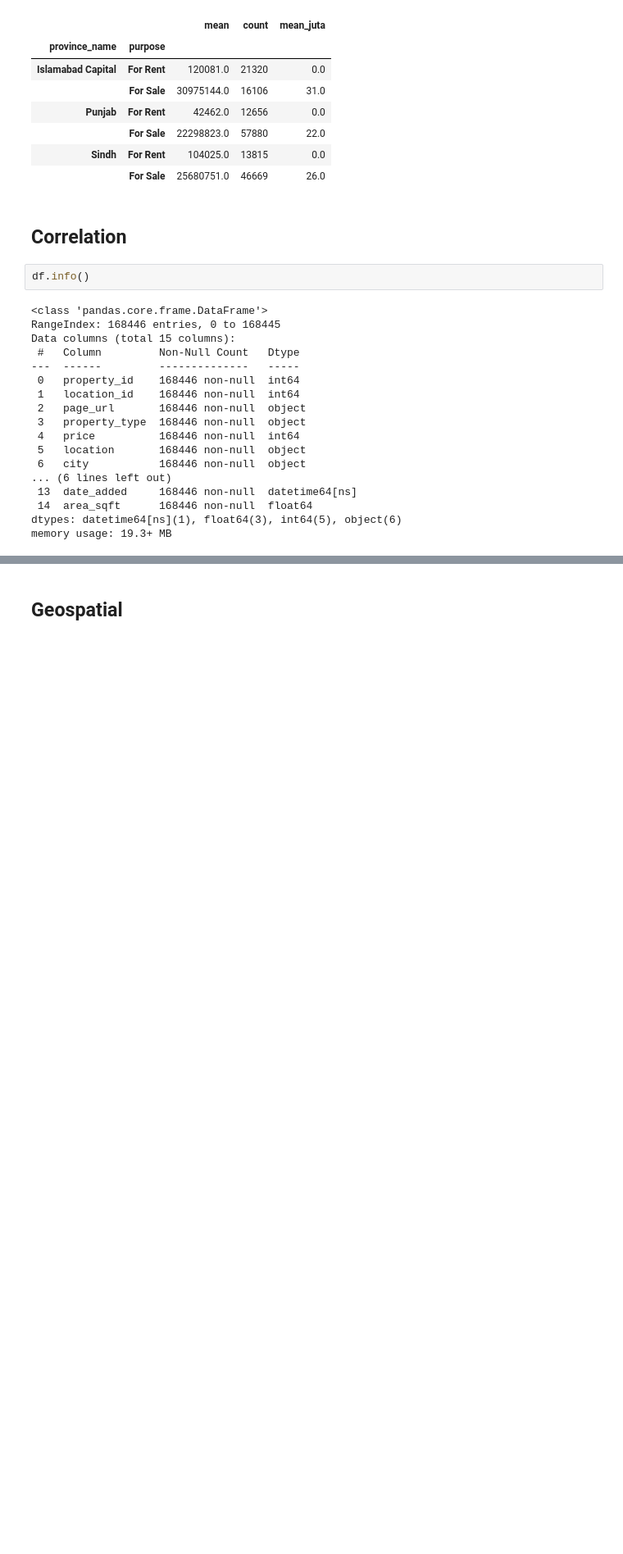
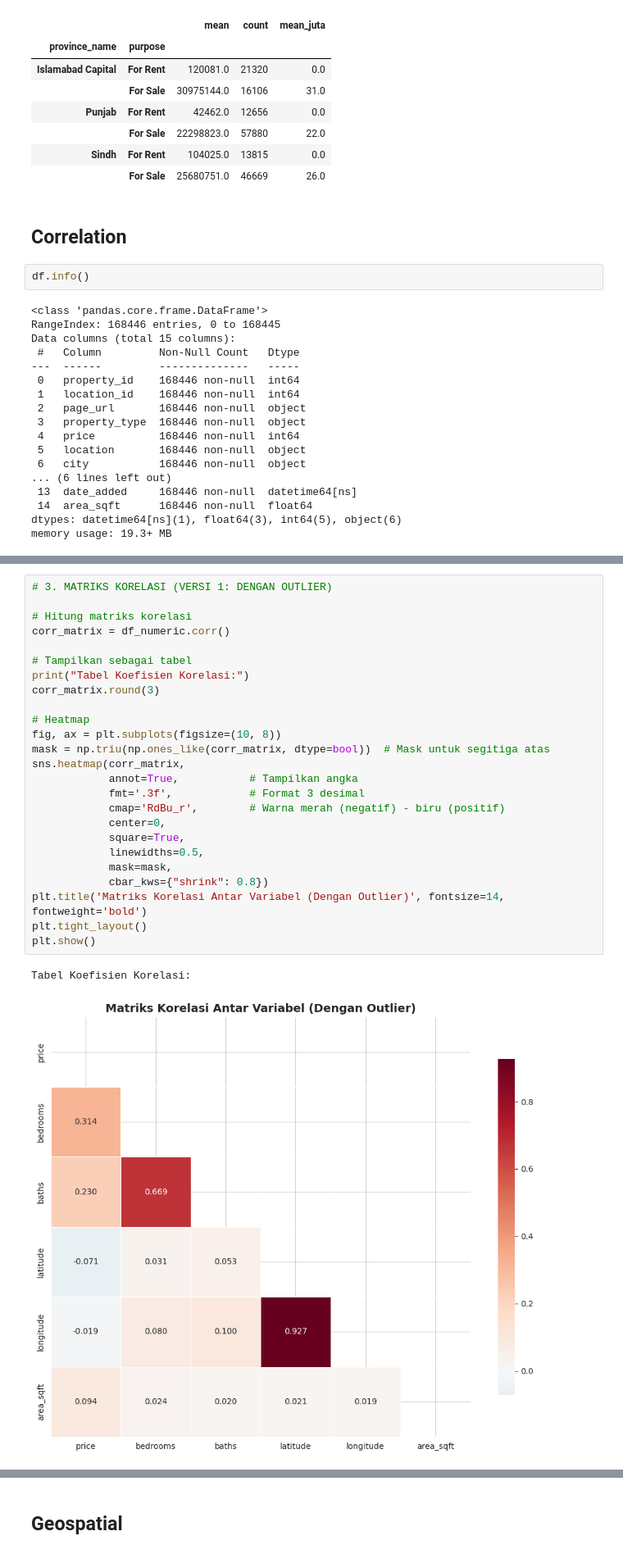
Before and after one commit to Rizkyard17/Geospatial-House-Price-Analysis-and-Regression-Modeling, a Jupyter notebook: Predict_Pakistan_House_Prices.ipynb, the cells around one changed output, grey strips where cells are left out. Shown at 82% size. Saved outputs shown, nothing was run; the diff lists cells and outputs as text; blank space fills up the shorter version.

```diff
--- a/Predict_Pakistan_House_Prices.ipynb
+++ b/Predict_Pakistan_House_Prices.ipynb
@@ -1097,0 +896,28 @@ display(Markdown("**✅ Selesai – Analisis korelasi selesai dijalankan.**"))
+# %%
+# 3. MATRIKS KORELASI (VERSI 1: DENGAN OUTLIER)
+
+# Hitung matriks korelasi
+corr_matrix = df_numeric.corr()
+
+# Tampilkan sebagai tabel
+print("Tabel Koefisien Korelasi:")
+corr_matrix.round(3)
+
+# Heatmap
+fig, ax = plt.subplots(figsize=(10, 8))
+mask = np.triu(np.ones_like(corr_matrix, dtype=bool))  # Mask untuk segitiga atas
+sns.heatmap(corr_matrix,
+            annot=True,           # Tampilkan angka
+            fmt='.3f',            # Format 3 desimal
+            cmap='RdBu_r',        # Warna merah (negatif) - biru (positif)
+            center=0,
+            square=True,
+            linewidths=0.5,
+            mask=mask,
+            cbar_kws={"shrink": 0.8})
+plt.title('Matriks Korelasi Antar Variabel (Dengan Outlier)', fontsize=14, fontweight='bold')
+plt.tight_layout()
+plt.show()
+# %% [output]
+Tabel Koefisien Korelasi:
+[figure, added]
```
Also changed, not shown: parts of 11 cells of this notebook.
